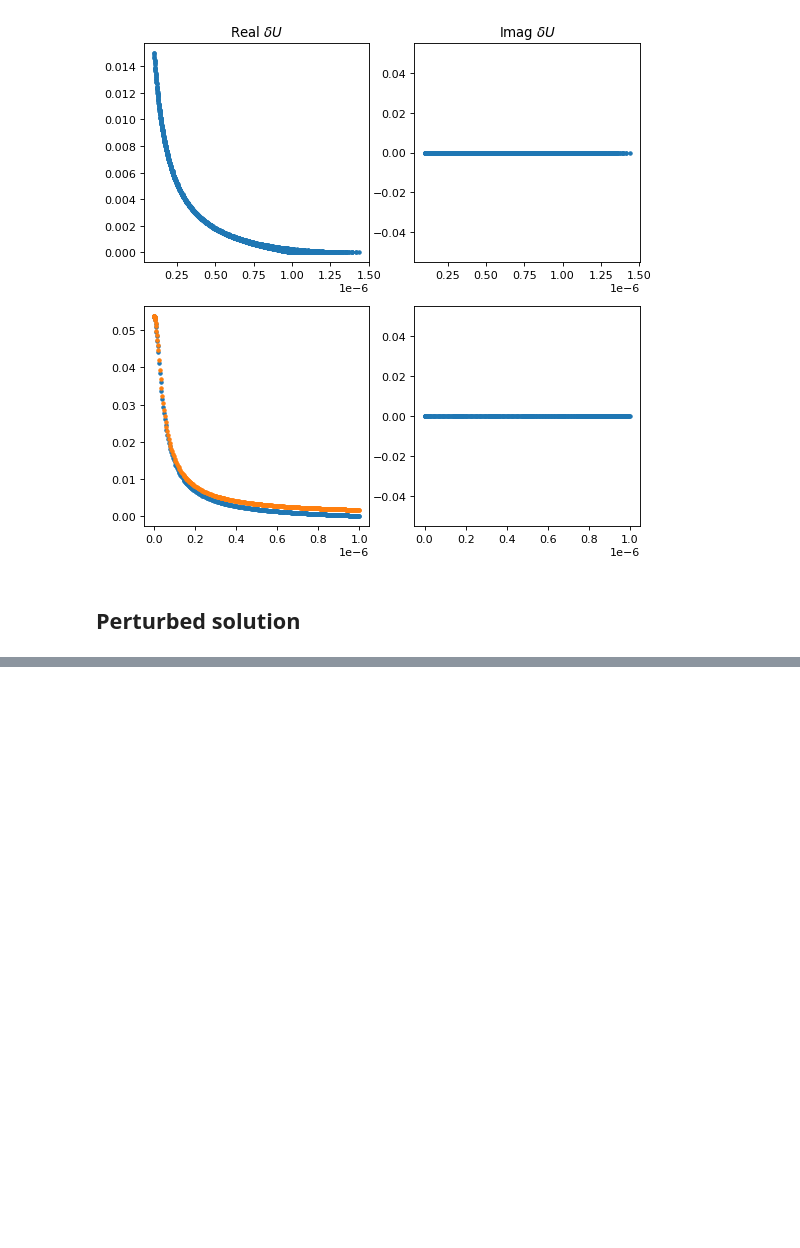
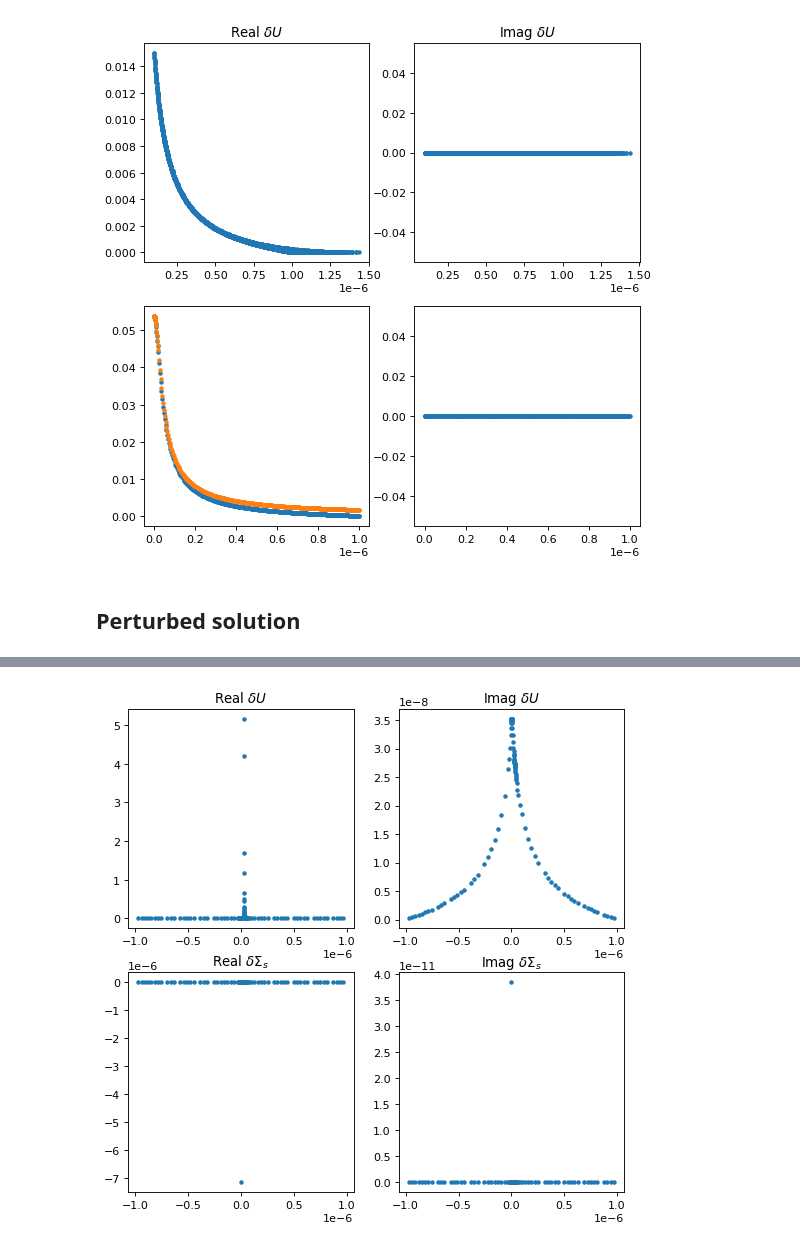
Before and after one commit to yuccadrew/sip, a Jupyter notebook: test_sphere_s62.ipynb, the cells around one changed output, grey strips where cells are left out. Cells and saved outputs as stored; diff of their text form; code cells hidden in the pictures; blank space fills up the shorter version.

```diff
--- a/test_sphere_s62.ipynb
+++ b/test_sphere_s62.ipynb
@@ -5221,0 +5265,17 @@ plt.show()
+# %%
+tmp=3.333333333333334e-11
+mask=(nodes[:,0]==0)&(np.abs(nodes[:,1])<1000e-9)
+fig,ax=plt.subplots(2,2,figsize=(8,8),dpi=80)
+axs=ax.flatten()
+axs[0].plot(nodes[mask,1],np.real(unod[mask,0])/tmp,'.')
+axs[1].plot(nodes[mask,1],np.imag(unod[mask,0])/tmp,'.')
+axs[2].plot(nodes[mask,1],np.real(unod[mask,1])/tmp,'.')
+axs[3].plot(nodes[mask,1],np.imag(unod[mask,1])/tmp,'.')
+
+axs[0].set_title('Real $\delta U$')
+axs[1].set_title('Imag $\delta U$')
+axs[2].set_title('Real $\delta \Sigma_s$')
+axs[3].set_title('Imag $\delta \Sigma_s$')
+plt.show()
+# %% [output]
+[figure, added]
```
Also changed, not shown: parts of 5 cells of this notebook.
